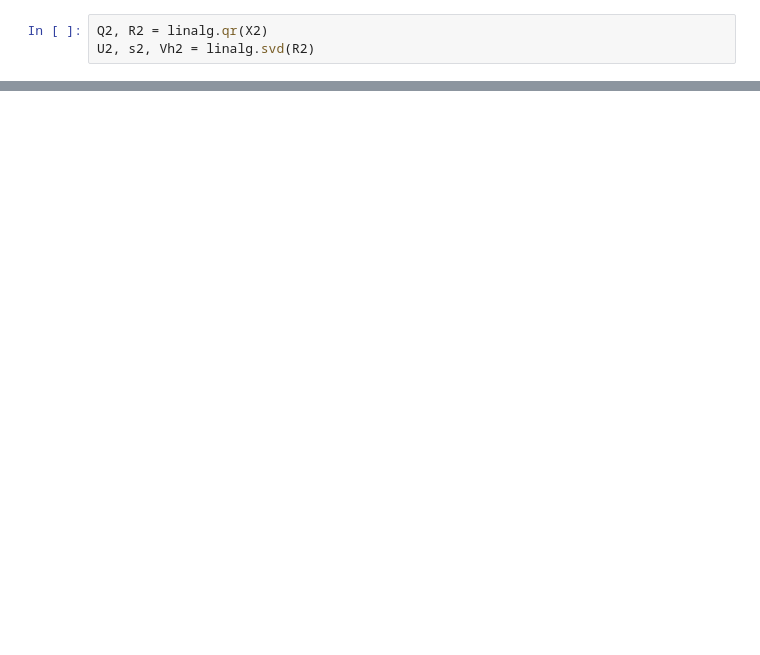
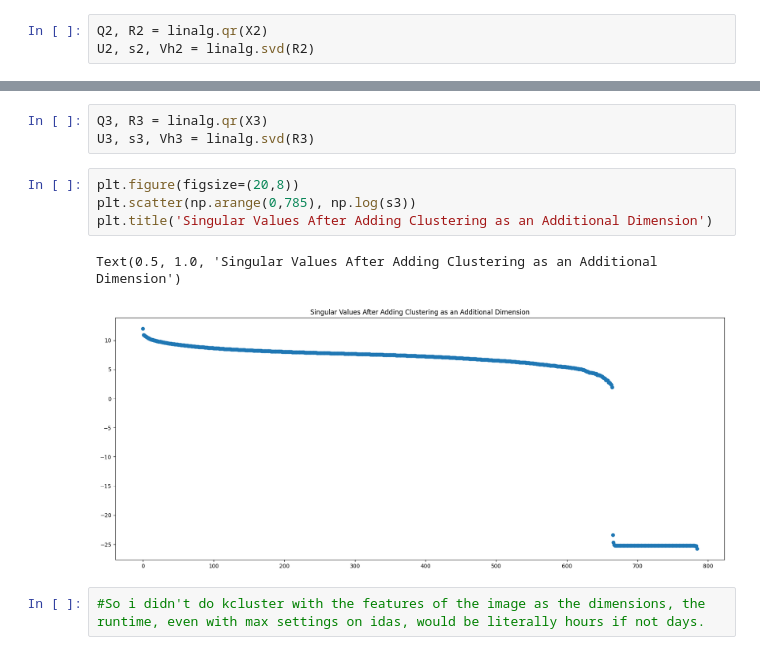
Before and after one commit to maneeshrj/math-ml-project, a Jupyter notebook: SVD.ipynb, the cells around one changed output, grey strips where cells are left out. Drawn from its saved outputs; the diff is of its cells as text; blank space fills up the shorter version.

```diff
--- a/SVD.ipynb
+++ b/SVD.ipynb
@@ -194,0 +362,12 @@ Text(0.5, 1.0, 'Singular Values')
+# %%
+Q3, R3 = linalg.qr(X3)
+U3, s3, Vh3 = linalg.svd(R3)
+# %%
+plt.figure(figsize=(20,8))
+plt.scatter(np.arange(0,785), np.log(s3))
+plt.title('Singular Values After Adding Clustering as an Additional Dimension')
+# %% [output]
+Text(0.5, 1.0, 'Singular Values After Adding Clustering as an Additional Dimension')
+[figure, added]
+# %%
+#So i didn't do kcluster with the features of the image as the dimensions, the runtime, even with max settings on idas, would be literally hours if not days.
```
Also changed, not shown: parts of 23 cells of this notebook.
